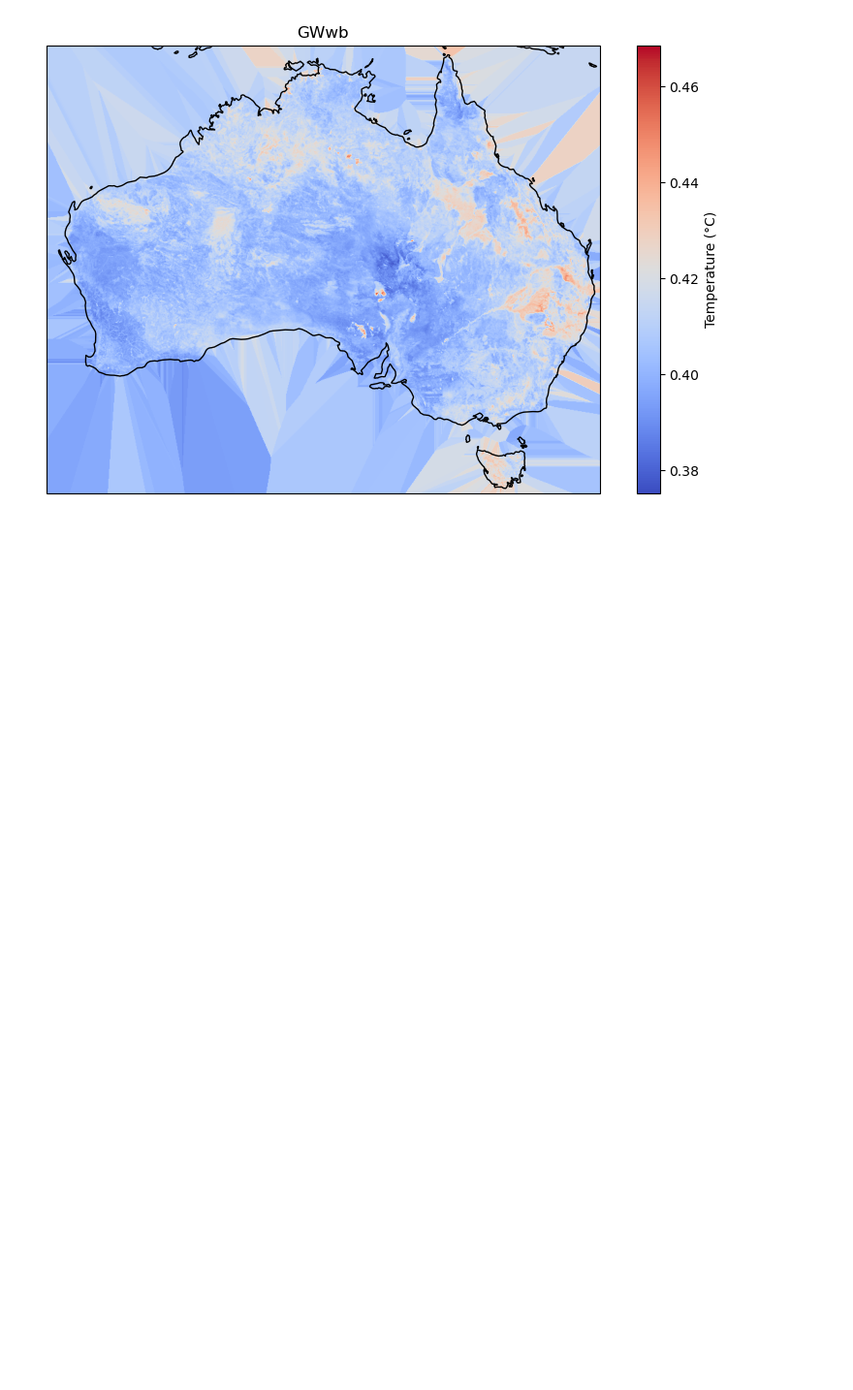
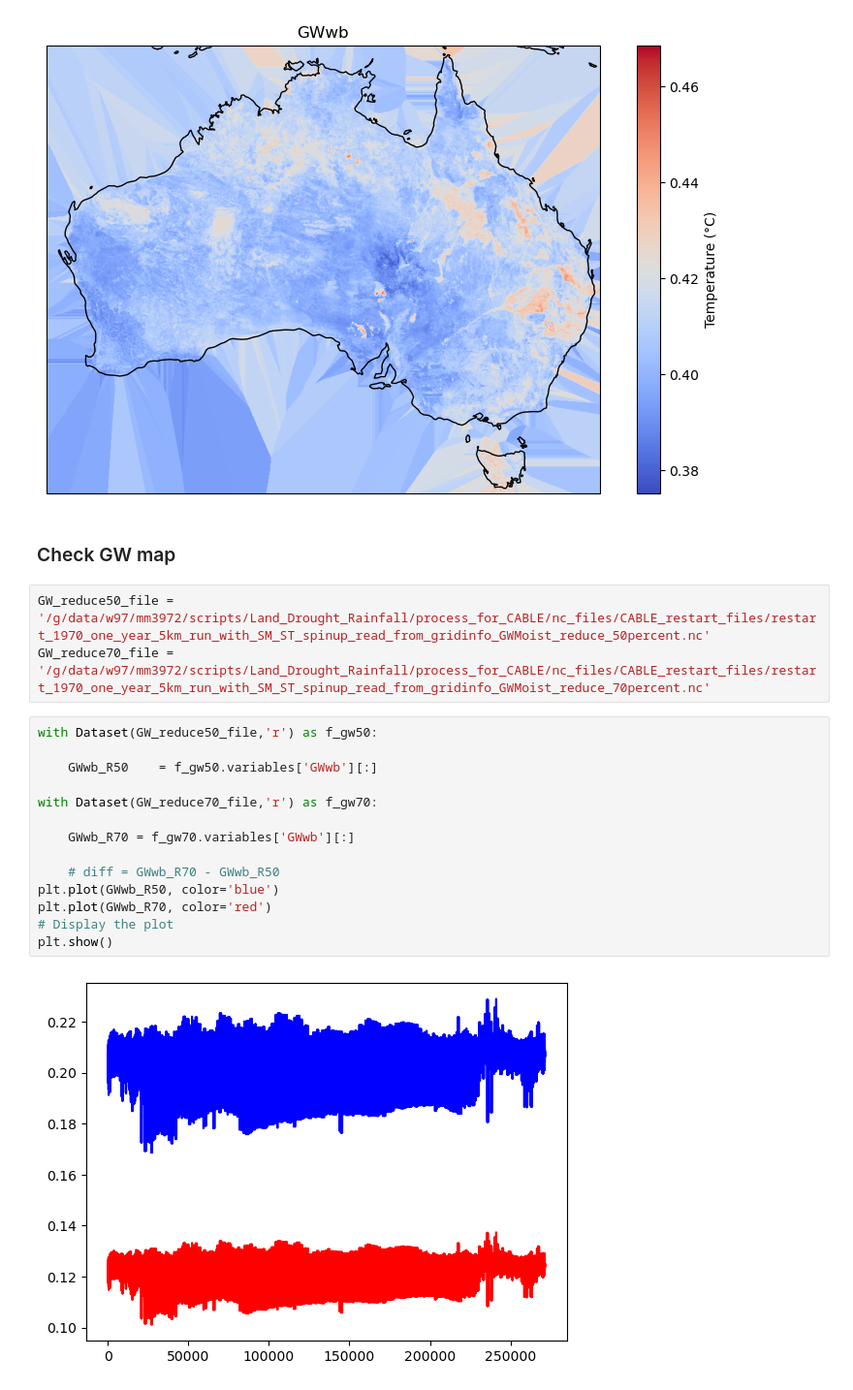
Before and after one commit to bibivking/Land_Drought_Rainfall, a Jupyter notebook: process_for_CABLE/Check_new_restart.ipynb, the cells around one changed output. Shown: that part at 97% size. Cells and saved outputs as stored; diff of their text form; blank space fills up the shorter version.

```diff
--- a/process_for_CABLE/Check_new_restart.ipynb
+++ b/process_for_CABLE/Check_new_restart.ipynb
@@ -64,3 +65,24 @@ plt.show()
 # %% [output]
 (6, 271397)
 [figure]
+# %% [markdown]
+### Check GW map
+# %%
+GW_reduce50_file = '/g/data/w97/mm3972/scripts/Land_Drought_Rainfall/process_for_CABLE/nc_files/CABLE_restart_files/restart_1970_one_year_5km_run_with_SM_ST_spinup_read_from_gridinfo_GWMoist_reduce_50percent.nc'
+GW_reduce70_file = '/g/data/w97/mm3972/scripts/Land_Drought_Rainfall/process_for_CABLE/nc_files/CABLE_restart_files/restart_1970_one_year_5km_run_with_SM_ST_spinup_read_from_gridinfo_GWMoist_reduce_70percent.nc'
+# %%
+with Dataset(GW_reduce50_file,'r') as f_gw50:
+
+    GWwb_R50    = f_gw50.variables['GWwb'][:]
+
+with Dataset(GW_reduce70_file,'r') as f_gw70:
+
+    GWwb_R70 = f_gw70.variables['GWwb'][:]
+
+    # diff = GWwb_R70 - GWwb_R50
+plt.plot(GWwb_R50, color='blue')
+plt.plot(GWwb_R70, color='red')
+# Display the plot
+plt.show()
+# %% [output]
+[figure, added]
```
Also changed, not shown: parts of 1 cell of this notebook, 12 other files.
